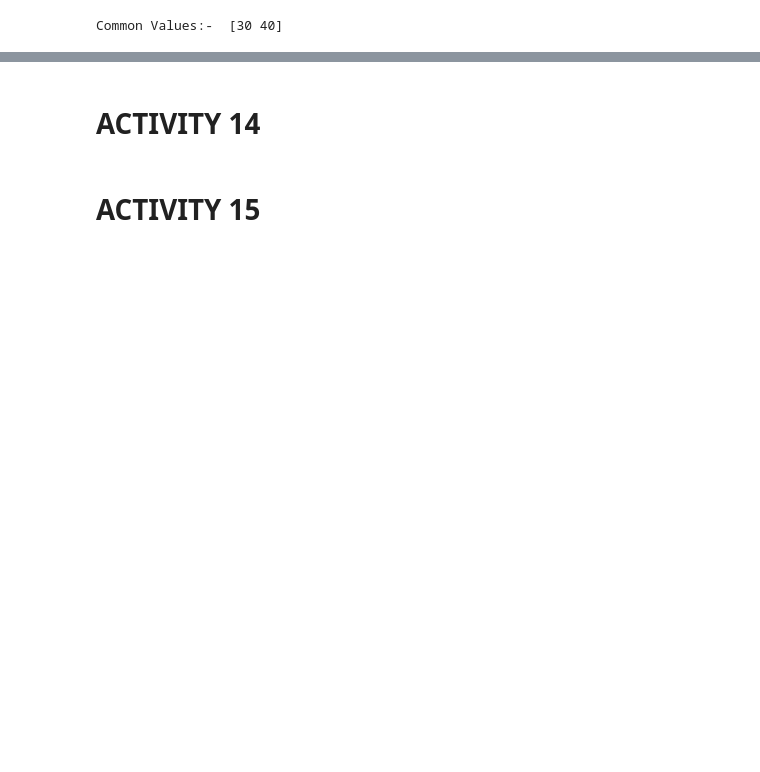
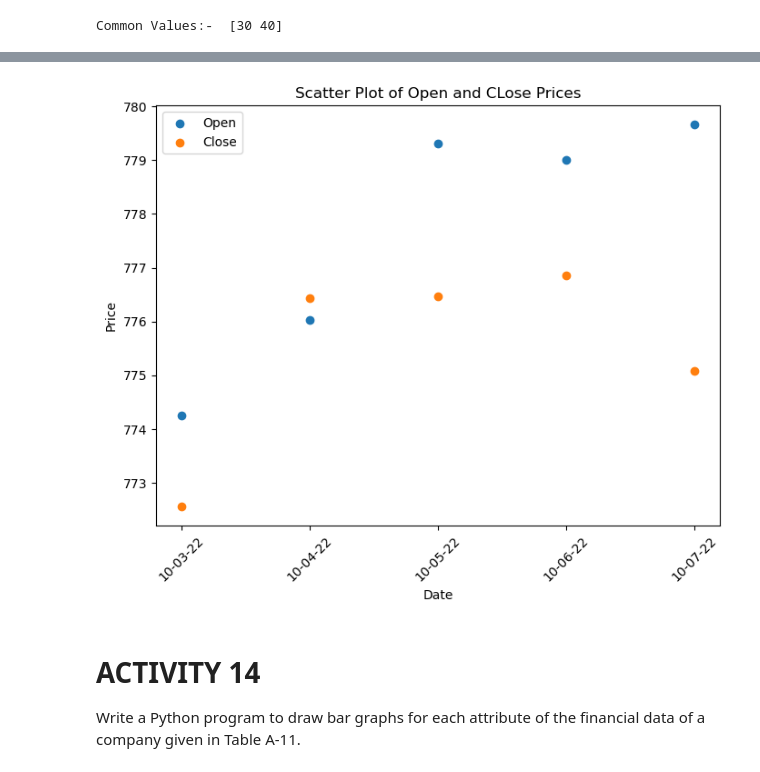
Before and after one commit to AreebMusani/AI-Python, a Jupyter notebook: Lab7.ipynb, the cells around one changed output, grey strips where cells are left out. Saved outputs shown, nothing was run; the diff lists cells and outputs as text; code cells hidden in the pictures; blank space fills up the shorter version.

```diff
--- a/Lab7.ipynb
+++ b/Lab7.ipynb
@@ -308,4 +368,28 @@ NameError: name 'set_title' is not defined
+# %%
+import matplotlib.pyplot as plt
+from datetime import datetime
+import matplotlib.dates as mdates
+
+dates = ['10-03-22','10-04-22','10-05-22','10-06-22', '10-07-22']
+Open = [774.25, 776.030029, 779.309998, 779, 779.659973]
+High= [776.065003, 778.710022, 782.070007, 780.47998, 779.659973]
+Low = [769.5, 772.890015, 775.650024, 775.539978, 770.75]
+Close =  [772.559998, 776.429993, 776.469971, 776.859985, 775.080017]
+
+fig, ax = plt.subplots(figsize=(8, 6))
+plt.scatter(dates, Open, label='Open')
+plt.scatter(dates, Close, label='Close')
+
+ax.set_title('Scatter Plot of Open and CLose Prices')
+ax.set_xlabel('Date')
+ax.set_ylabel('Price')
+plt.xticks(rotation=45)
+ax.legend()
+plt.show()
+# %% [output]
+[figure, added]
 # %% [markdown]
 # ACTIVITY 14
+
+Write a Python program to draw bar graphs for each attribute of the financial data of a company
+given in Table A-11.
-# %% [markdown]
-# ACTIVITY 15
```
Also changed, not shown: parts of 18 cells of this notebook.
